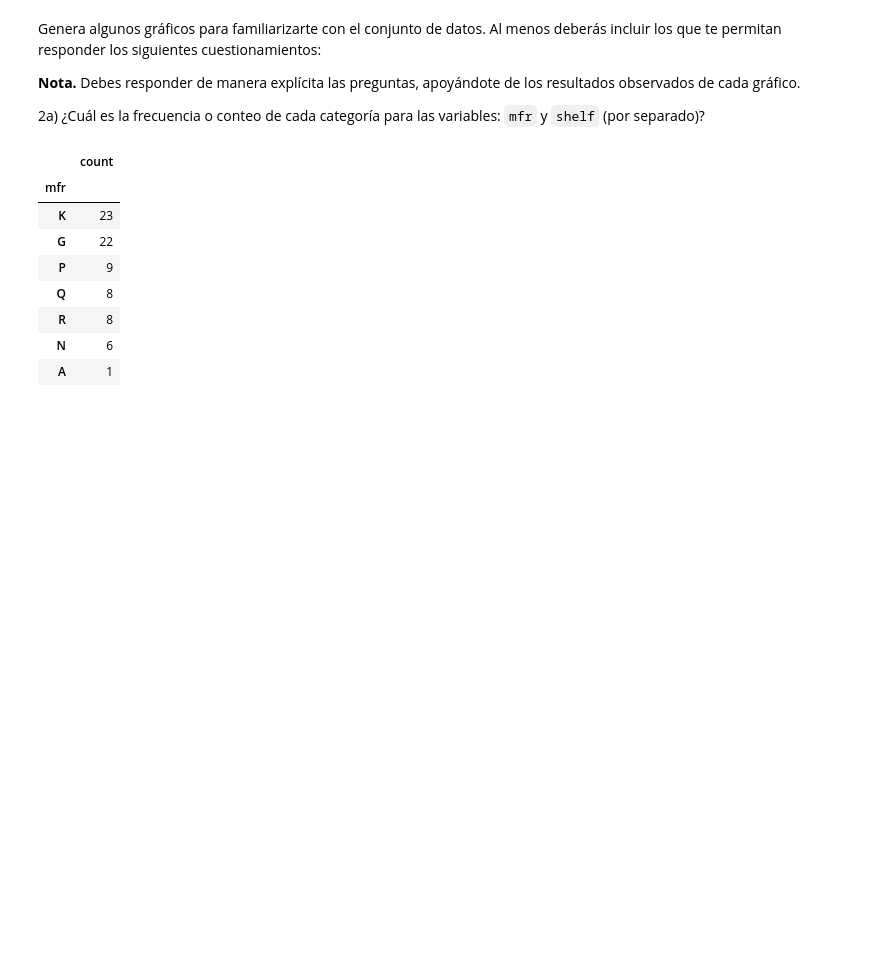
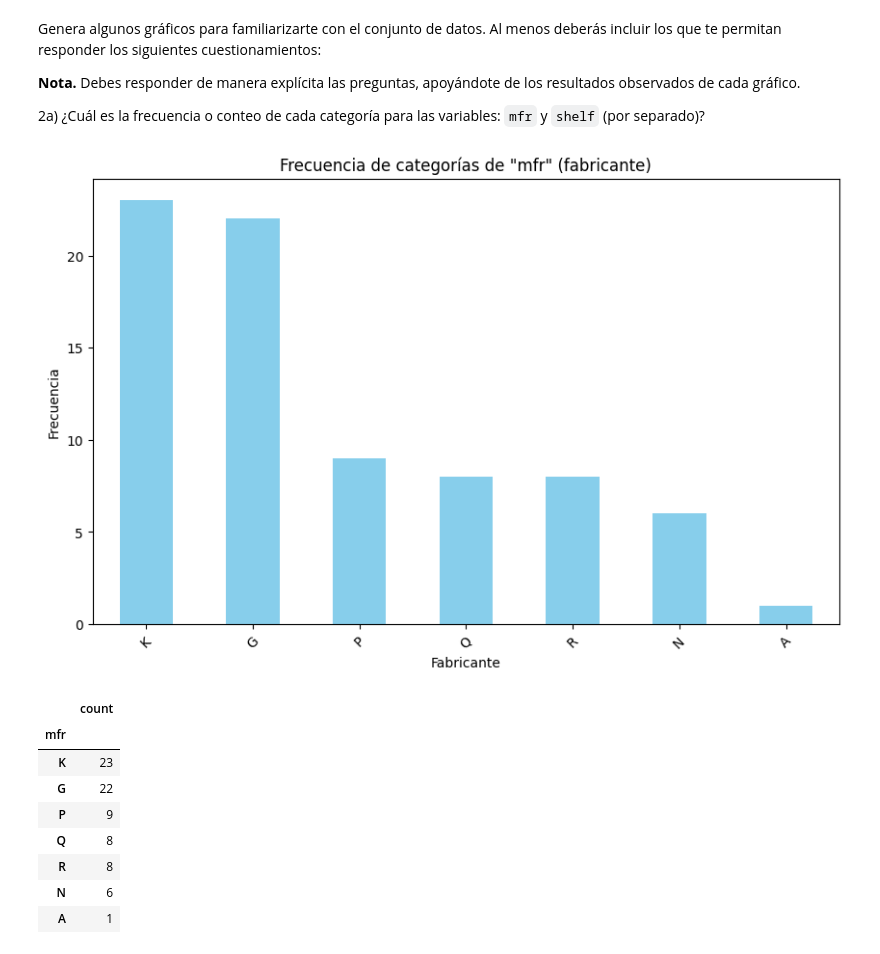
Before and after one commit to CarlosRochaCx/MNA, a Jupyter notebook: Actividad7PCA.ipynb, the cells around one changed output. Saved outputs shown, nothing was run; the diff lists cells and outputs as text; code cells hidden in the pictures; blank space fills up the shorter version.

```diff
--- a/Actividad7PCA.ipynb
+++ b/Actividad7PCA.ipynb
@@ -102,6 +102,16 @@ Genera algunos gráficos para familiarizarte con el conjunto de datos. Al menos
 **Nota.** Debes responder de manera explícita las preguntas, apoyándote de los resultados observados de cada gráfico.
 
 2a) ¿Cuál es la frecuencia o conteo de cada categoría para las variables: `mfr` y `shelf` (por separado)?
+# %%
+plt.figure(figsize=(10, 6))
+cereals_df['mfr'].value_counts().plot(kind='bar', color='skyblue')
+plt.title('Frecuencia de categorías de "mfr" (fabricante)')
+plt.xlabel('Fabricante')
+plt.ylabel('Frecuencia')
+plt.xticks(rotation=45)
+plt.show()
+# %% [output]
+[figure, added]
 # %%
 cereals_df['mfr'].value_counts()
 # %% [output]
```
Also changed, not shown: parts of 2 cells of this notebook.
